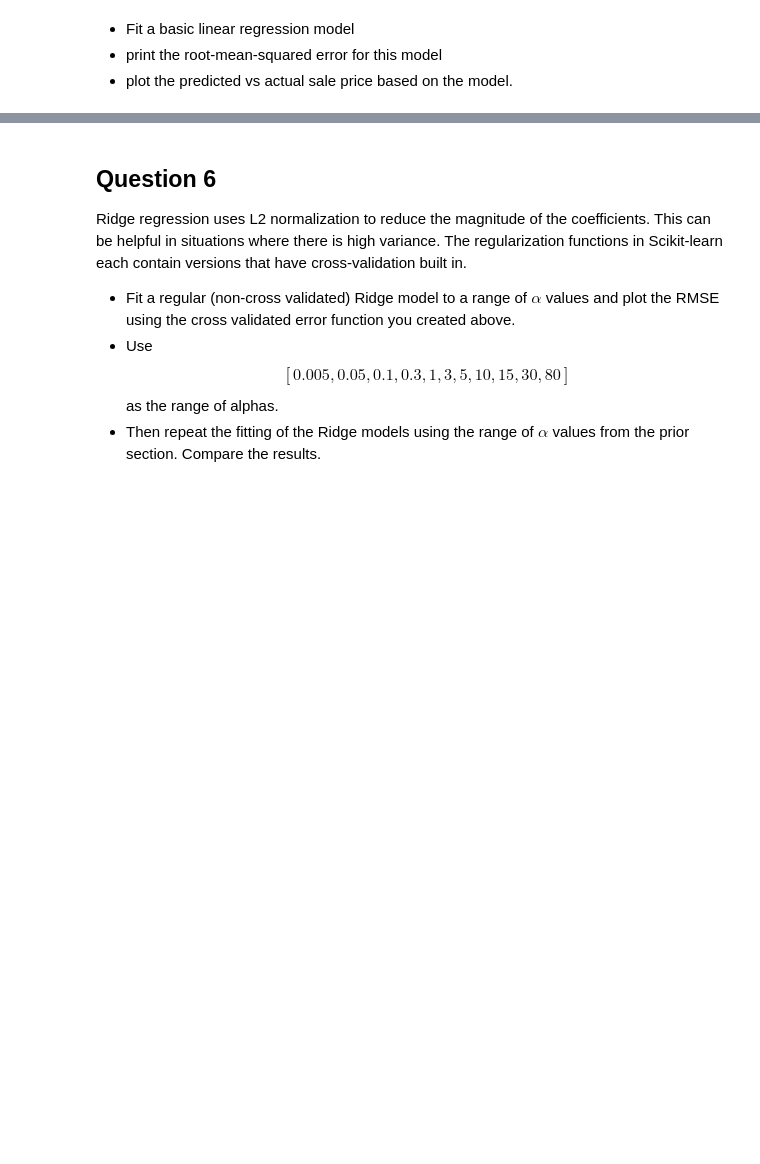
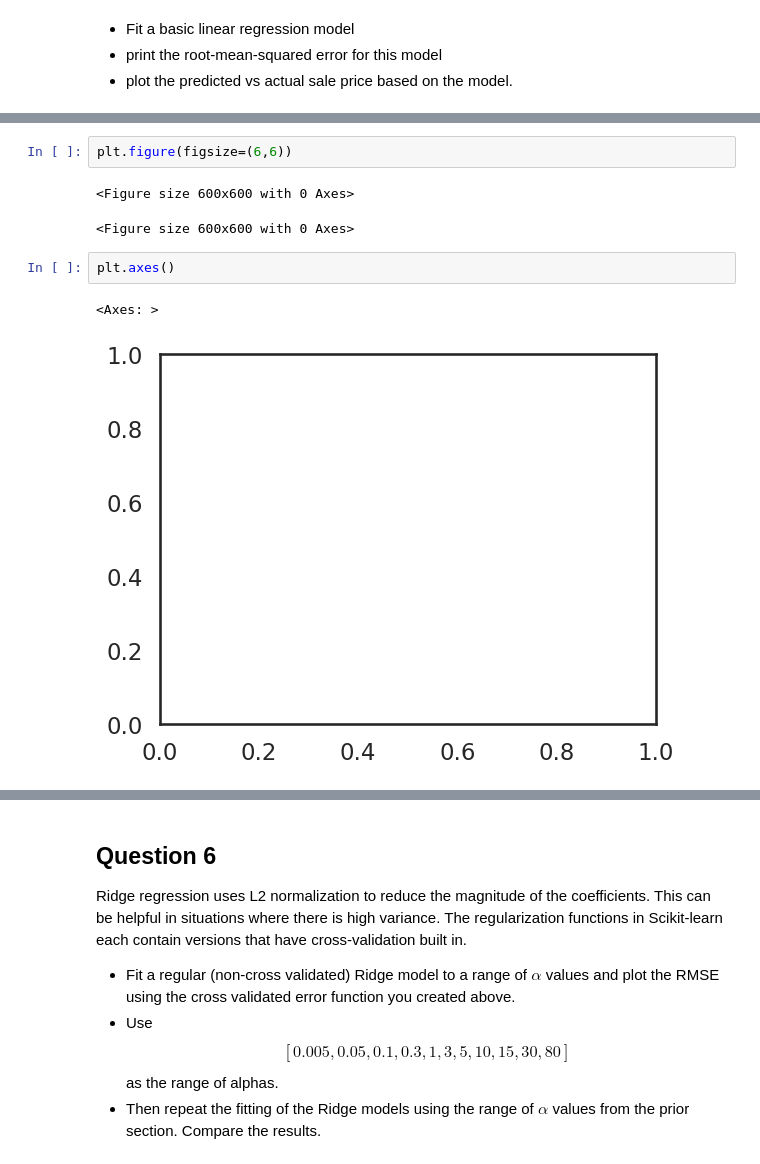
Before and after one commit to htetaunglynn94/coursera, a Jupyter notebook: ibm_ml_series/supervised_ml/module_4/holab_1_regularization.ipynb, the cells around one changed output, grey strips where cells are left out. Drawn from its saved outputs; the diff is of its cells as text; blank space fills up the shorter version.

```diff
--- a/ibm_ml_series/supervised_ml/module_4/holab_1_regularization.ipynb
+++ b/ibm_ml_series/supervised_ml/module_4/holab_1_regularization.ipynb
@@ -429,3 +608,13 @@ print(linearRegression_rmse)
+# %%
+plt.figure(figsize=(6,6))
+# %% [output]
+<Figure size 600x600 with 0 Axes>
+<Figure size 600x600 with 0 Axes>
+# %%
+plt.axes()
+# %% [output]
+<Axes: >
+[figure, added]
 # %%
 f = plt.figure(figsize=(6,6))
 ax = plt.axes()
```
Also changed, not shown: parts of 34 cells of this notebook.
